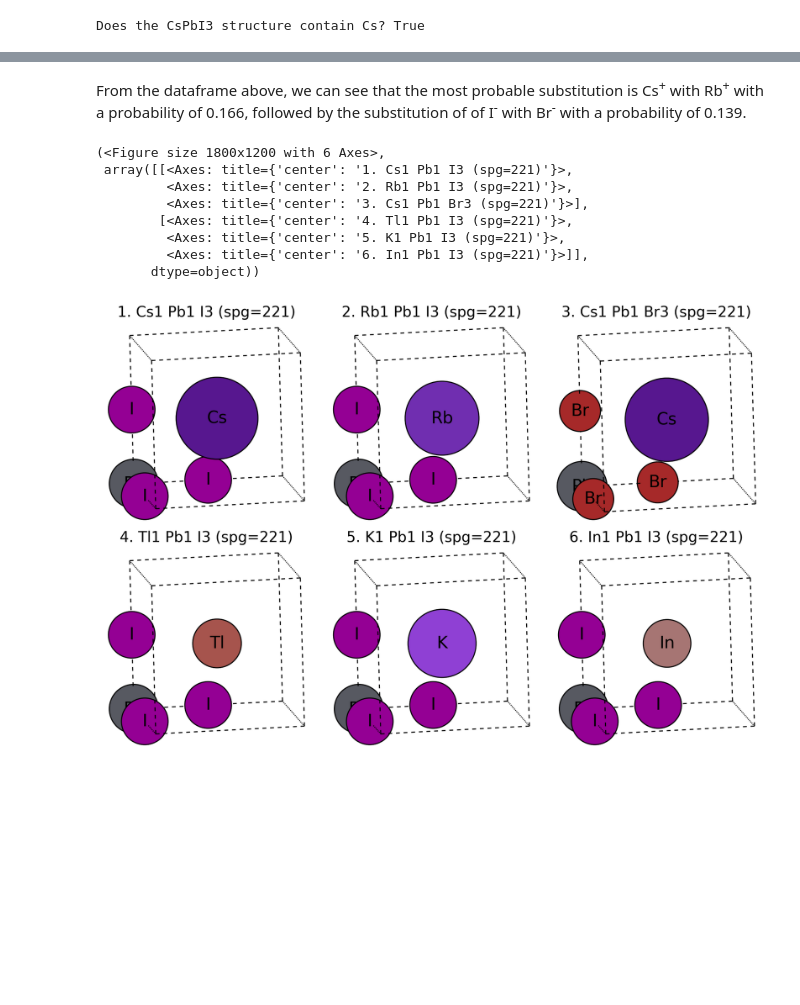
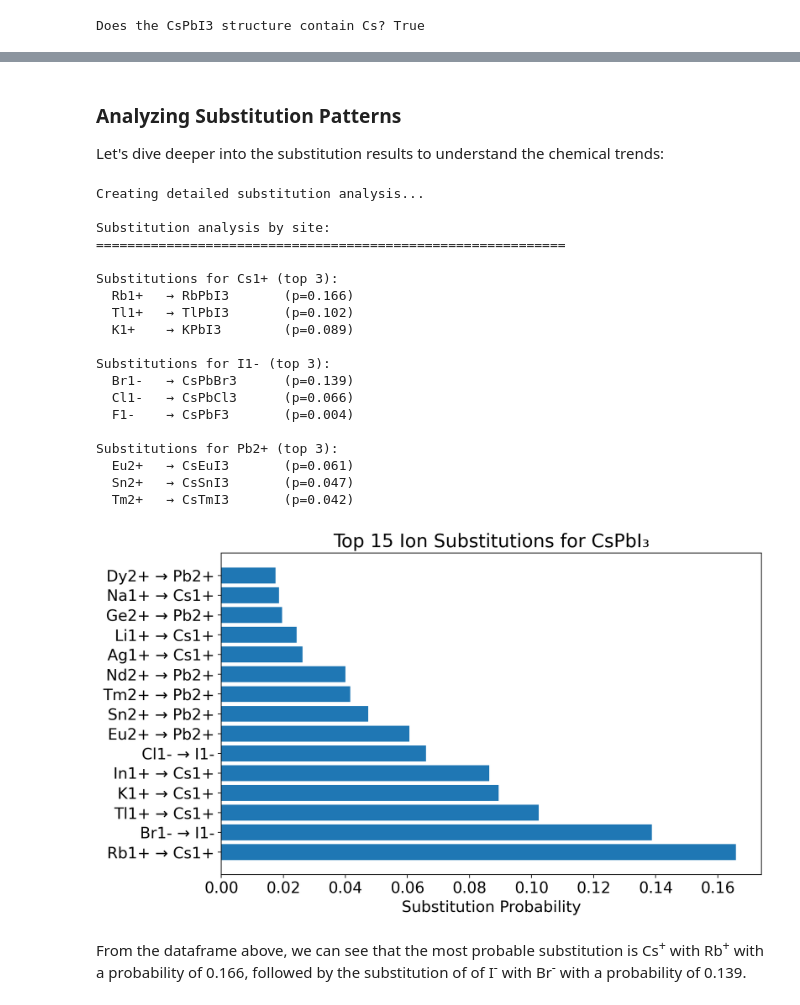
Before and after one commit to ryannduma/materialsinformatics, a Jupyter notebook: Composition to Structure/Structure Prediction/follow along notebook.ipynb, the cells around one changed output, grey strips where cells are left out. Cells and saved outputs as stored; diff of their text form; code cells hidden in the pictures; blank space fills up the shorter version.

```diff
--- a/Composition to Structure/Structure Prediction/follow along notebook.ipynb
+++ b/Composition to Structure/Structure Prediction/follow along notebook.ipynb
@@ -271,16 +355,66 @@ candidate_df.head()
+# %% [markdown]
+### Analyzing Substitution Patterns
+
+Let's dive deeper into the substitution results to understand the chemical trends:
+# %%
+# Create a detailed analysis DataFrame
+print("Creating detailed substitution analysis...")
+
+analysis_data = []
+for struct, prob, orig, new in candidate_structures:
+    analysis_data.append({
+        'Original Ion': orig,
+        'Substitute Ion': new,
+        'Probability': prob,
+        'New Formula': struct.reduced_formula(),
+        'Original Species': unparse_spec(parse_spec(orig)),
+        'New Species': unparse_spec(parse_spec(new))
+    })
+
+df_analysis = pd.DataFrame(analysis_data)
+df_analysis = df_analysis.sort_values('Probability', ascending=False).reset_index(drop=True)
+
+print("\nSubstitution analysis by site:")
+print("=" * 60)
+
+# Group by original ion
+for orig_ion in df_analysis['Original Ion'].unique():
+    subset = df_analysis[df_analysis['Original Ion'] == orig_ion]
+    print(f"\nSubstitutions for {orig_ion} (top 3):")
+    for _, row in subset.head(3).iterrows():
+        print(f"  {row['Substitute Ion']:6s} → {row['New Formula']:12s} (p={row['Probability']:.3f})")
+
+# Create a visualization of substitution probabilities
+plt.figure(figsize=(10, 6))
+top_15 = df_analysis.head(15)
+plt.barh(range(len(top_15)), top_15['Probability'])
+plt.yticks(range(len(top_15)),
+           [f"{row['Substitute Ion']} → {row['Original Ion']}"
+            for _, row in top_15.iterrows()])
+plt.xlabel('Substitution Probability')
+plt.title('Top 15 Ion Substitutions for CsPbI₃')
+plt.tight_layout()
+plt.show()
+# %% [output]
+Creating detailed substitution analysis...
+
+Substitution analysis by site:
+============================================================
+
+Substitutions for Cs1+ (top 3):
+  Rb1+   → RbPbI3       (p=0.166)
+  Tl1+   → TlPbI3       (p=0.102)
+  K1+    → KPbI3        (p=0.089)
+
+Substitutions for I1- (top 3):
+  Br1-   → CsPbBr3      (p=0.139)
+  Cl1-   → CsPbCl3      (p=0.066)
+  F1-    → CsPbF3       (p=0.004)
+
+Substitutions for Pb2+ (top 3):
+  Eu2+   → CsEuI3       (p=0.061)
+  Sn2+   → CsSnI3       (p=0.047)
+  Tm2+   → CsTmI3       (p=0.042)
+[figure, added]
 # %% [markdown]
 From the dataframe above, we can see that the most probable substitution is Cs<sup>+</sup> with Rb<sup>+</sup> with a probability of 0.166, followed by the substitution of of I<sup>-</sup> with Br<sup>-</sup> with a probability of 0.139.
-# %%
-# Visualise the top 5 candidate structures
-top_5_structures = [s.as_py_struct() for s in candidate_df["Structure"].head().to_list()]
-pmv.structure_2d([cspbi3_sstruct.as_py_struct()] + top_5_structures, n_cols=3)
-# %% [output]
-(<Figure size 1800x1200 with 6 Axes>,
- array([[<Axes: title={'center': '1. Cs1 Pb1 I3 (spg=221)'}>,
-         <Axes: title={'center': '2. Rb1 Pb1 I3 (spg=221)'}>,
-         <Axes: title={'center': '3. Cs1 Pb1 Br3 (spg=221)'}>],
-        [<Axes: title={'center': '4. Tl1 Pb1 I3 (spg=221)'}>,
-         <Axes: title={'center': '5. K1 Pb1 I3 (spg=221)'}>,
-         <Axes: title={'center': '6. In1 Pb1 I3 (spg=221)'}>]],
-       dtype=object))
-[figure, removed]
```
Also changed, not shown: parts of 66 cells of this notebook, 11 other files.
